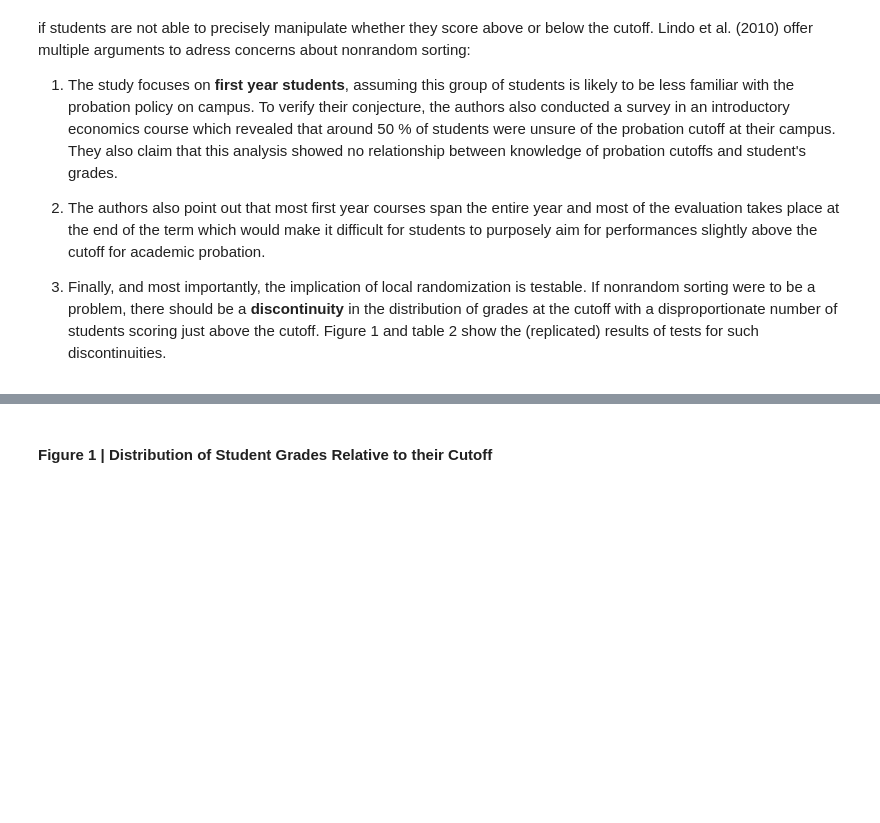
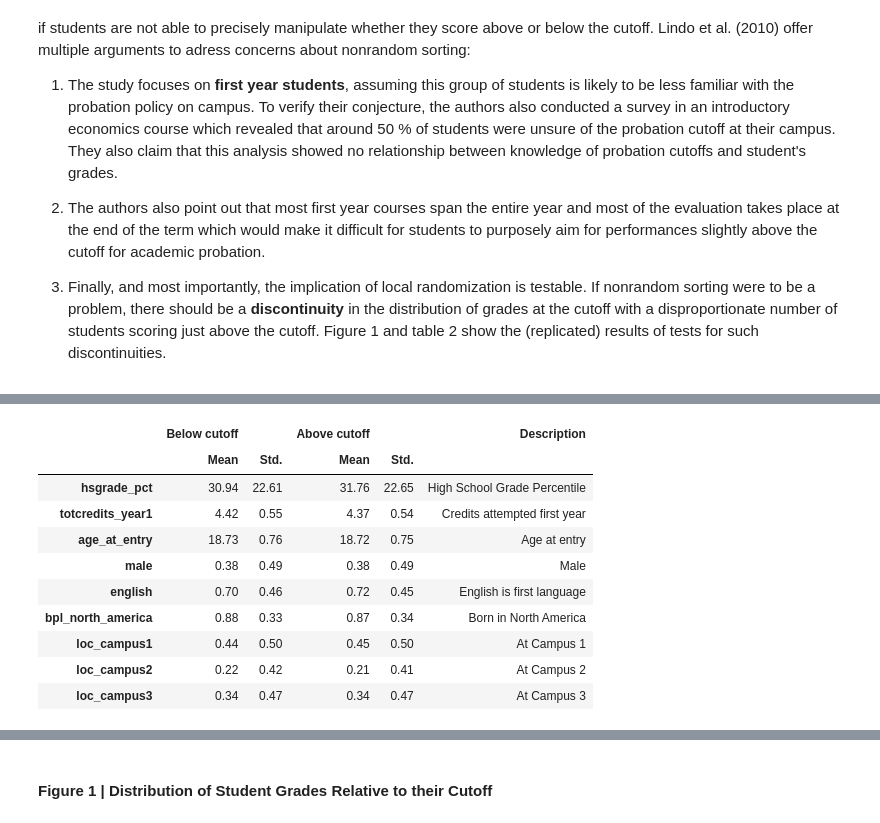
Before and after one commit to amageh/replication-performance-standards, a Jupyter notebook: project.ipynb, the cells around one changed output, grey strips where cells are left out. Drawn from its saved outputs; the diff is of its cells as text; code cells hidden in the pictures; blank space fills up the shorter version.

```diff
--- a/project.ipynb
+++ b/project.ipynb
@@ -225,0 +255,15 @@ For evaluating the effects of academic probation on subsequent student outcomes,
+# %%
+cov_descriptives = describe_covariates_at_cutoff(sample06,bandwidth=0.1)
+cov_descriptives
+# %% [output]
+|  | Below cutoff |  | Above cutoff |  | Description |
+|  | Mean | Std. | Mean | Std. |  |
+| hsgrade_pct | 30.94 | 22.61 | 31.76 | 22.65 | High School Grade Percentile |
+| totcredits_year1 | 4.42 | 0.55 | 4.37 | 0.54 | Credits attempted first year |
+| age_at_entry | 18.73 | 0.76 | 18.72 | 0.75 | Age at entry |
+| male | 0.38 | 0.49 | 0.38 | 0.49 | Male |
+| english | 0.70 | 0.46 | 0.72 | 0.45 | English is first language |
+| bpl_north_america | 0.88 | 0.33 | 0.87 | 0.34 | Born in North America |
+| loc_campus1 | 0.44 | 0.50 | 0.45 | 0.50 | At Campus 1 |
+| loc_campus2 | 0.22 | 0.42 | 0.21 | 0.41 | At Campus 2 |
+| loc_campus3 | 0.34 | 0.47 | 0.34 | 0.47 | At Campus 3 |
```
Also changed, not shown: parts of 43 cells of this notebook, 2 other files.
